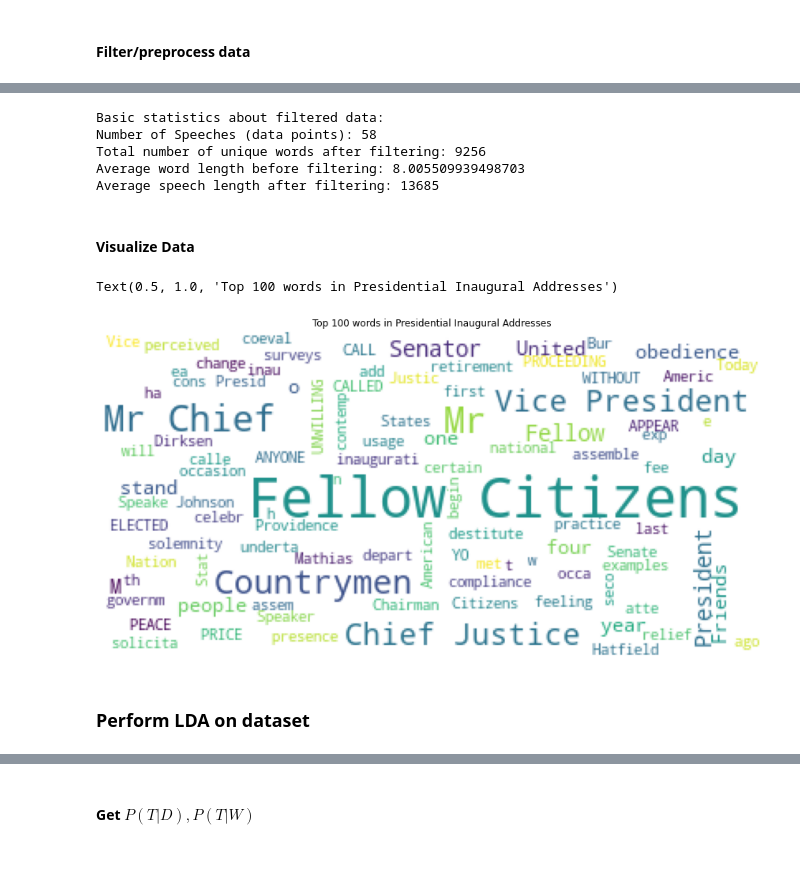
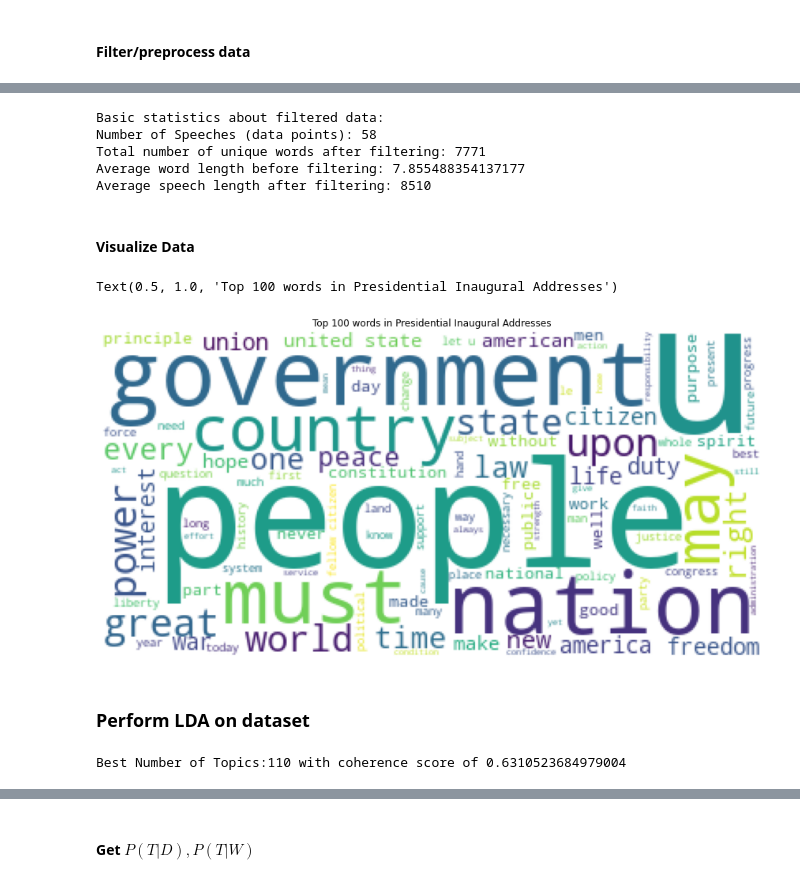
Before and after one commit to aaprasad/DSC210-FA22-Final-Project, a Jupyter notebook: notebooks/lda_presidential_speeches.ipynb, the cells around one changed output, grey strips where cells are left out. Cells and saved outputs as stored; diff of their text form; code cells hidden in the pictures.

Commit message:
Standardized preprocessing step, added coherence grid search, compared LDA sklearn implementation with gensim

```diff
--- a/notebooks/lda_presidential_speeches.ipynb
+++ b/notebooks/lda_presidential_speeches.ipynb
@@ -121,6 +176,6 @@ Average speech length before filtering: 13819
 # %% [markdown]
 #### Filter/preprocess data
 # %%
-speeches_df,X,tfidf,words = preprocess(speeches_df_raw)
-speeches_df.head()
+speeches_df_preprocessed,X,tfidf = preprocess(speeches_df_raw)
+speeches_df_preprocessed.head()
 # %% [output]
@@ -133,24 +188,36 @@ speeches_df.head()
 # %%
 print('Basic statistics about filtered data:')
-print(f'Number of Speeches (data points): {len(speeches_df_raw)}')
-print(f'Total number of unique words after filtering: {len(words)}')
-print(f'Average word length before filtering: {np.mean([len(word) for word in words])}')
-print(f'Average speech length after filtering: {int(np.round(np.mean(speeches_df.text.apply(lambda x:len(x)))))}')
+print(f'Number of Speeches (data points): {len(speeches_df_preprocessed)}')
+print(f'Total number of unique words after filtering: {X.shape[-1]}')
+print(f'Average word length before filtering: {np.mean([len(word) for word in tfidf.vocabulary_.keys()])}')
+print(f'Average speech length after filtering: {int(np.round(np.mean(speeches_df_preprocessed.lemmatized_tok_txt_wo_stopwords.apply(lambda x:len(x)))))}')
 # %% [output]
 Basic statistics about filtered data:
 Number of Speeches (data points): 58
-Total number of unique words after filtering: 9256
-Average word length before filtering: 8.005509939498703
-Average speech length after filtering: 13685
+Total number of unique words after filtering: 7771
+Average word length before filtering: 7.855488354137177
+Average speech length after filtering: 8510
 # %% [markdown]
 #### Visualize Data
 # %%
 fig,axs = plt.subplots(1,figsize=(15,15))
-axs.imshow(wc(background_color='white',max_words=100).generate(str(speeches_df['text'])))
+axs.imshow(wc(background_color='white',max_words=100).generate(''.join(speeches_df_preprocessed.lemmatized_tok_txt_wo_stopwords.tolist())))
 axs.axis('off')
 axs.set_title('Top 100 words in Presidential Inaugural Addresses')
 # %% [output]
 Text(0.5, 1.0, 'Top 100 words in Presidential Inaugural Addresses')
-[figure, old version]
+[figure, new version]
 # %% [markdown]
 ### Perform LDA on dataset
+# %%
+scores = []
+for n_topics in tqdm(np.arange(10,210,10)):
+    lda_gensim = gm.models.ldamodel.LdaModel(corpus=gm.matutils.Sparse2Corpus(X),
+                                         num_topics=n_topics,
+                                         id2word=id2word
+                                        )
+    coherence_score = gm.models.coherencemodel.CoherenceModel(model=lda_gensim, texts=speeches_df_preprocessed['lemmatized_tok_txt_wo_stopwords'].apply(lambda x:x.split()), dictionary=id2word, coherence='c_v').get_coherence()
+    scores.append(coherence_score)
+print(f'Best Number of Topics:{np.arange(10,210,10)[np.argmax(scores)]} with coherence score of {max(scores)}')
+# %% [output]
+Best Number of Topics:110 with coherence score of 0.6310523684979004
```
Also changed, not shown: parts of 15 cells of this notebook.
